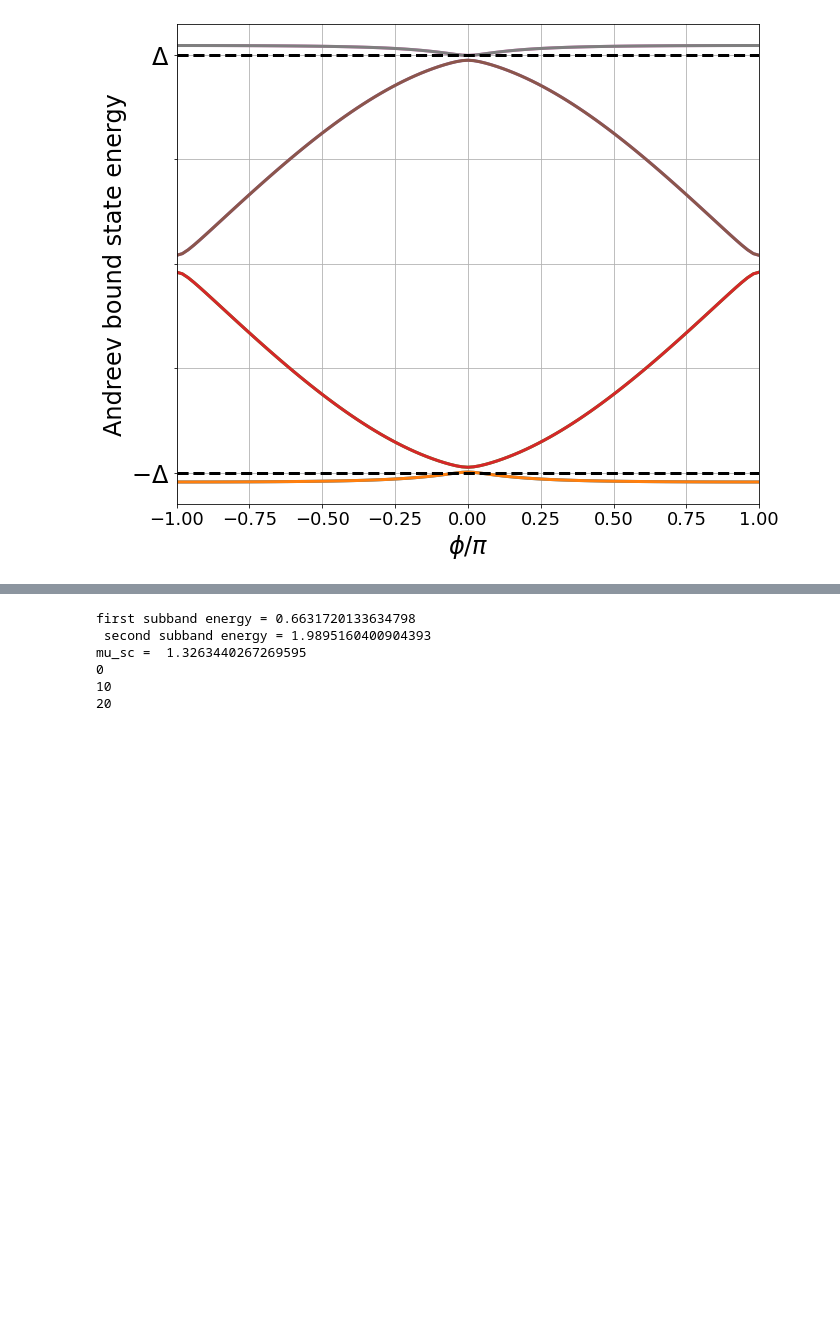
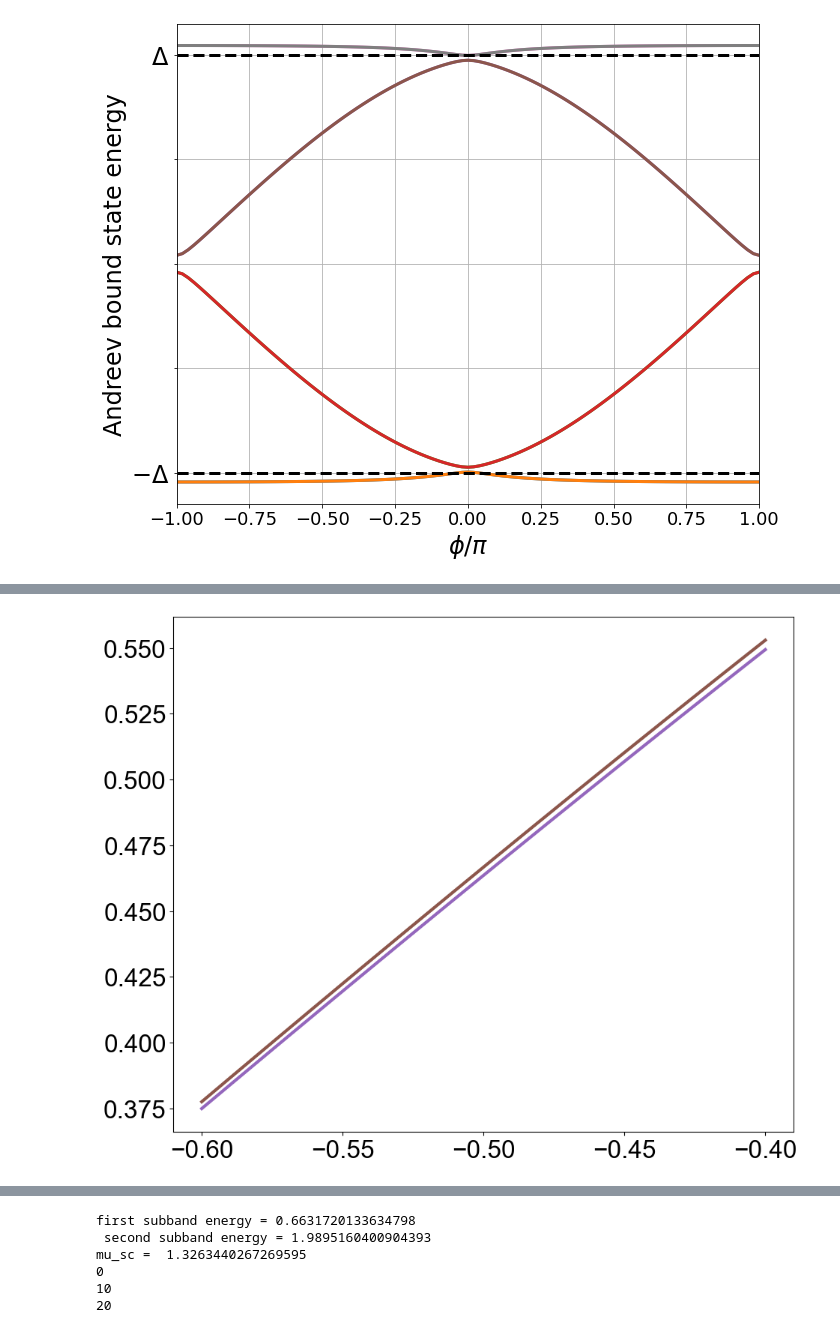
Before and after one commit to deeproots08/Spin_Splitting_Ge_ABS, a Jupyter notebook: Figure_Codes/Andreev_Bound_Spectrum.ipynb, the cells around one changed output, grey strips where cells are left out. Cells and saved outputs as stored; diff of their text form; code cells hidden in the pictures; blank space fills up the shorter version.

```diff
--- a/Figure_Codes/Andreev_Bound_Spectrum.ipynb
+++ b/Figure_Codes/Andreev_Bound_Spectrum.ipynb
@@ -255,0 +304,67 @@ plt.show()
+# %%
+
+# Set the font family to Arial
+plt.rcParams['font.family'] = 'Arial'
+
+plt.rc('font', size=24)
+
+f = plt.figure(figsize=(10, 8))
+#f = plt.figure(figsize=(16, 10))
+# Define line styles and colors
+#line_styles = ['solid', 'solid', 'solid', 'solid', 'solid']
+#line_colors = ['blue', 'red', 'blue', 'red', 'blue']
+
+ax = plt.axes()
+
+#Ep2 = Ep[:,2:6]
+Ep2_s = Ep_s[:,6:8]
+
+#PHI = np.linspace(-0.6*np.pi,-0.4*np.pi,101)
+
+# Define your custom color sequence
+colors = ['#9467bd', '#8c564b']
+
+for i in range(Ep2_s.shape[1]):
+    #plt.plot(PHI/np.pi, Ep[:,i]/DELTA, lw=3, color=line_colors[i], linestyle=line_styles[i])
+    plt.plot(PHI/np.pi, Ep2_s[:,i]/DELTA, lw=3, color= colors[i])
+
+# Increase the font size of the axes labels and title
+#plt.xlabel(r'$\phi/\pi$', fontsize=24)
+#plt.ylabel(r'Andreev bound state energy', fontsize=24)
+#plt.title(r'$E$ vs. $\phi$ for Ly = %i' %LY, fontsize=24)
+
+#plt.grid(True)
+#plt.legend(['E1', 'E2', 'E3', 'E4', 'E5'])
+
+# Set x-axis limits to -1 and +1
+#plt.xlim(-1, 1)
+#plt.ylim(-0.5, 0.5)
+
+plt.tight_layout()
+
+# Increase the number of ticks on the x-axis
+#plt.xticks(np.linspace(-1, 1, num=10))
+
+# Increase the number of ticks on the y-axis
+#plt.yticks(np.linspace(np.min(Ep2), np.max(Ep2), num=10))
+
+# Specify ticks on the y-axis
+#ax.set_yticks(np.linspace(-1,1,num=5))
+
+# setting label for y tick
+#ax.set_yticklabels([r'$-\Delta$','','','', r'$\Delta$'], fontsize=24)
+
+
+# Add dashed lines at +1 and -1 on the y-axis
+#plt.axhline(1, color='black', linestyle='dashed', lw=3)
+#plt.axhline(-1, color='black', linestyle='dashed', lw=3)
+
+# Adjust subplot parameters to remove white space
+#plt.subplots_adjust(left=0.08, bottom=0.08, right=0.95, top=0.92)
+
+# Save the plot as an image file
+#plt.savefig(os.path.join(folder_loc, 'E_vs_phi_v1.png'))
+
+plt.show()
+# %% [output]
+[figure, added]
```
Also changed, not shown: parts of 8 cells of this notebook, 3 other files.
